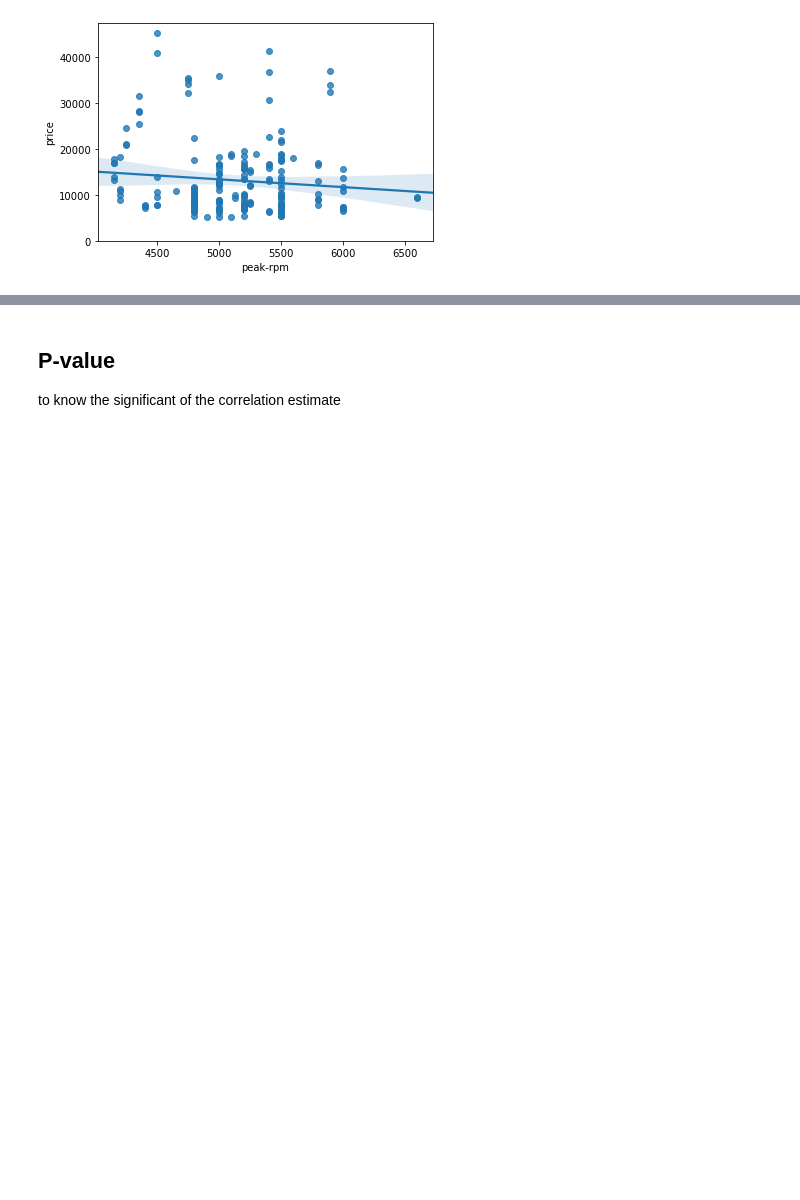
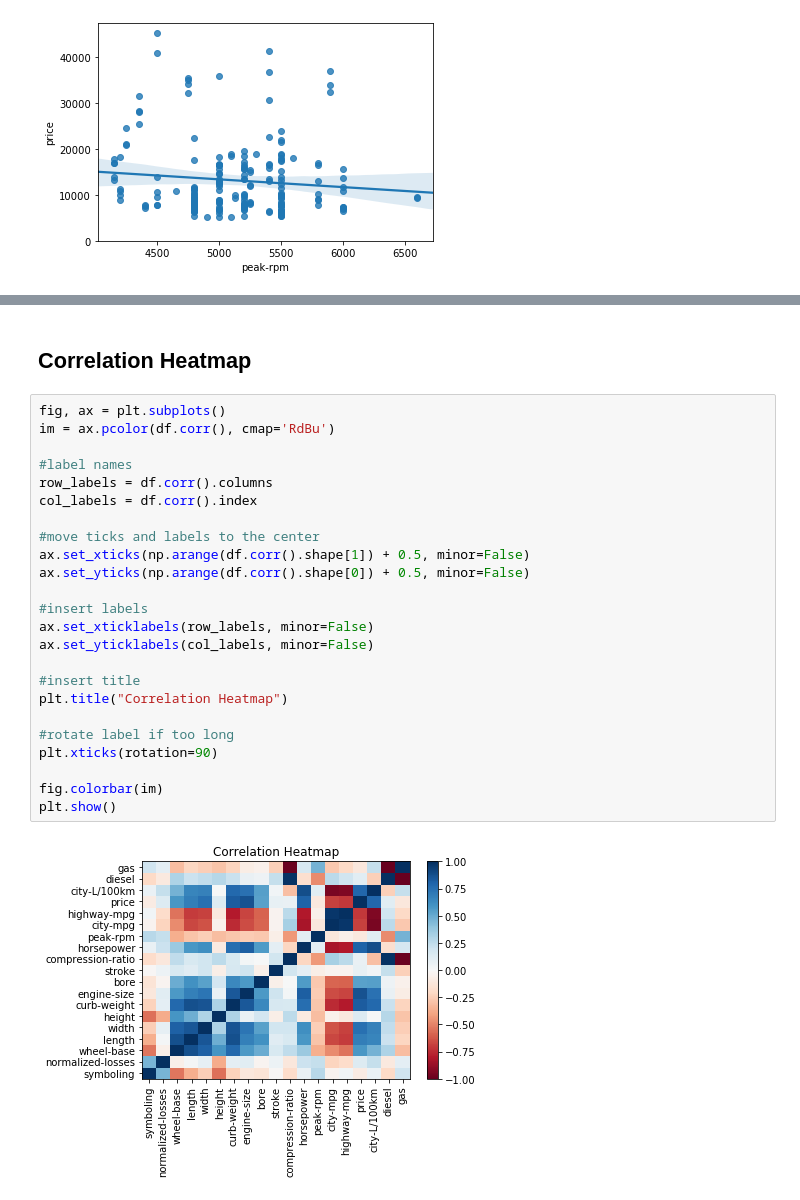
Before and after one commit to aymanibrahim/dapy, a Jupyter notebook: notebooks/03_EDA.ipynb, the cells around one changed output, grey strips where cells are left out. Cells and saved outputs as stored; diff of their text form; blank space fills up the shorter version.

```diff
--- a/notebooks/03_EDA.ipynb
+++ b/notebooks/03_EDA.ipynb
@@ -495,6 +570,31 @@ df.corr()
 | city-L/100km | 0.066171 | 0.238567 | 0.476153 | 0.657373 | 0.673363 | 0.003811 | 0.785353 | 0.745059 | ... |
 | diesel | -0.196735 | -0.101546 | 0.307237 | 0.211187 | 0.244356 | 0.281578 | 0.221046 | 0.070779 | ... |
 | gas | 0.196735 | 0.101546 | -0.307237 | -0.211187 | -0.244356 | -0.281578 | -0.221046 | -0.070779 | ... |
-# %% [markdown]
-## P-value
-to know the significant of the correlation estimate
+# %% [markdown]
+## Correlation Heatmap
+# %%
+fig, ax = plt.subplots()
+im = ax.pcolor(df.corr(), cmap='RdBu')
+
+#label names
+row_labels = df.corr().columns
+col_labels = df.corr().index
+
+#move ticks and labels to the center
+ax.set_xticks(np.arange(df.corr().shape[1]) + 0.5, minor=False)
+ax.set_yticks(np.arange(df.corr().shape[0]) + 0.5, minor=False)
+
+#insert labels
+ax.set_xticklabels(row_labels, minor=False)
+ax.set_yticklabels(col_labels, minor=False)
+
+#insert title
+plt.title("Correlation Heatmap")
+
+#rotate label if too long
+plt.xticks(rotation=90)
+
+fig.colorbar(im)
+plt.show()
+# %% [output]
+[figure, added]
```
Also changed, not shown: parts of 51 cells of this notebook.
